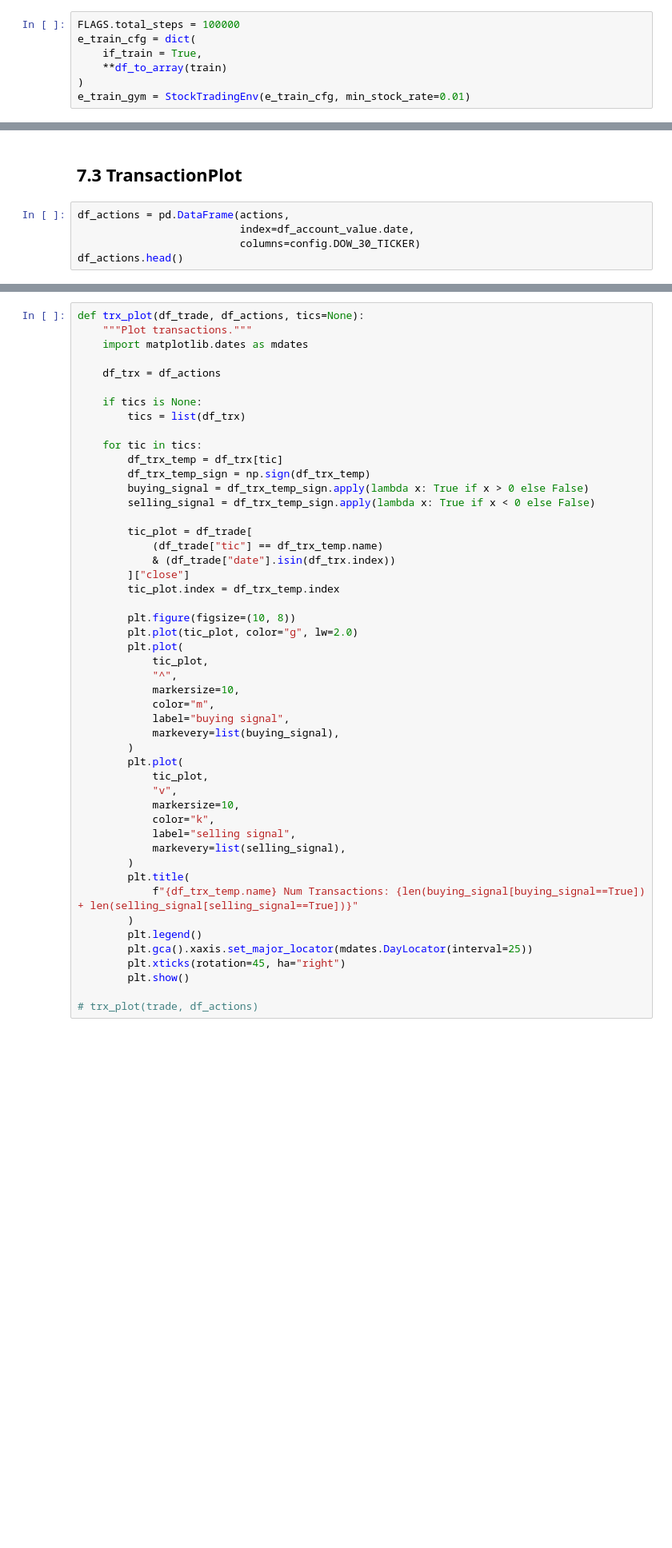
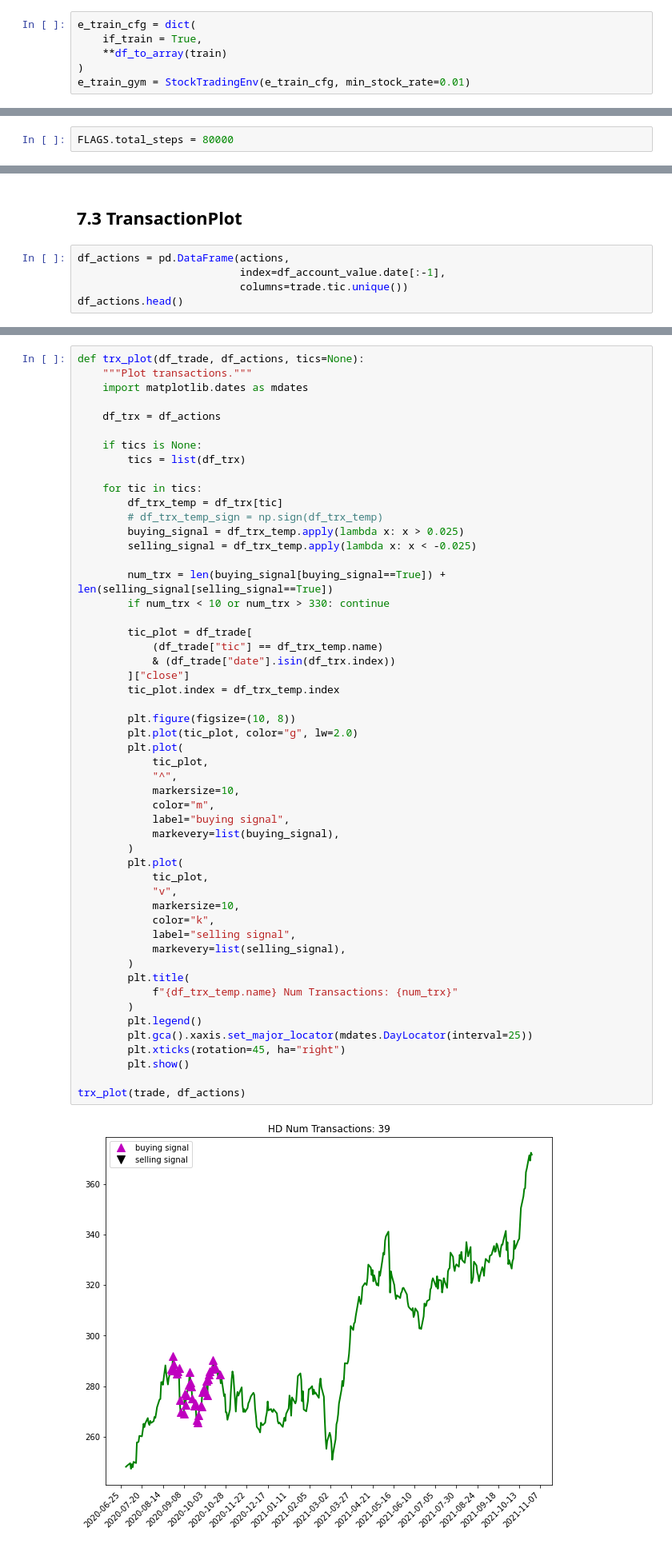
Before and after one commit to tztsai/Auto-Stock-Trading-RL, a Jupyter notebook: project/main.ipynb, the cells around one changed output, grey strips where cells are left out. Shown at 80% size. Drawn from its saved outputs; the diff is of its cells as text; blank space fills up the shorter version.

```diff
--- a/project/main.ipynb
+++ b/project/main.ipynb
@@ -259,7 +303,6 @@ def df_to_array(df, tech_indicator_list=None, if_vix=True):
 # %% [markdown]
   ## Environment for Training
 # %%
-FLAGS.total_steps = 100000
 e_train_cfg = dict(
     if_train = True,
     **df_to_array(train)
@@ -293,5 +377,7 @@ e_trade_gym = StockTradingEnv(e_trade_cfg, min_stock_rate=0.01)
 # %% [markdown]
  ## Training
+# %%
+FLAGS.total_steps = 80000
 # %%
 impala.set_env(e_train_gym)
 impala.train(FLAGS)
@@ -353,6 +545,6 @@ backtest_plot(df_account_value,
  ## 7.3 TransactionPlot
 # %%
 df_actions = pd.DataFrame(actions,
-                          index=df_account_value.date,
-                          columns=config.DOW_30_TICKER)
+                          index=df_account_value.date[:-1],
+                          columns=trade.tic.unique())
 df_actions.head()
@@ -368,40 +568,45 @@ def trx_plot(df_trade, df_actions, tics=None):
 
     for tic in tics:
         df_trx_temp = df_trx[tic]
-        df_trx_temp_sign = np.sign(df_trx_temp)
-        buying_signal = df_trx_temp_sign.apply(lambda x: True if x > 0 else False)
-        selling_signal = df_trx_temp_sign.apply(lambda x: True if x < 0 else False)
+        # df_trx_temp_sign = np.sign(df_trx_temp)
+        buying_signal = df_trx_temp.apply(lambda x: x > 0.025)
+        selling_signal = df_trx_temp.apply(lambda x: x < -0.025)
+
+        num_trx = len(buying_signal[buying_signal==True]) + len(selling_signal[selling_signal==True])
+        if num_trx < 10 or num_trx > 330: continue
 
         tic_plot = df_trade[
             (df_trade["tic"] == df_trx_temp.name)
             & (df_trade["date"].isin(df_trx.index))
         ]["close"]
         tic_plot.index = df_trx_temp.index
 
         plt.figure(figsize=(10, 8))
         plt.plot(tic_plot, color="g", lw=2.0)
         plt.plot(
             tic_plot,
             "^",
             markersize=10,
             color="m",
             label="buying signal",
             markevery=list(buying_signal),
         )
         plt.plot(
             tic_plot,
             "v",
             markersize=10,
             color="k",
             label="selling signal",
             markevery=list(selling_signal),
         )
         plt.title(
-            f"{df_trx_temp.name} Num Transactions: {len(buying_signal[buying_signal==True]) + len(selling_signal[selling_signal==True])}"
+            f"{df_trx_temp.name} Num Transactions: {num_trx}"
         )
         plt.legend()
         plt.gca().xaxis.set_major_locator(mdates.DayLocator(interval=25))
         plt.xticks(rotation=45, ha="right")
         plt.show()
 
-# trx_plot(trade, df_actions)
+trx_plot(trade, df_actions)
+# %% [output]
+[figure, added]
```
Also changed, not shown: parts of 27 cells of this notebook, 10 other files.
